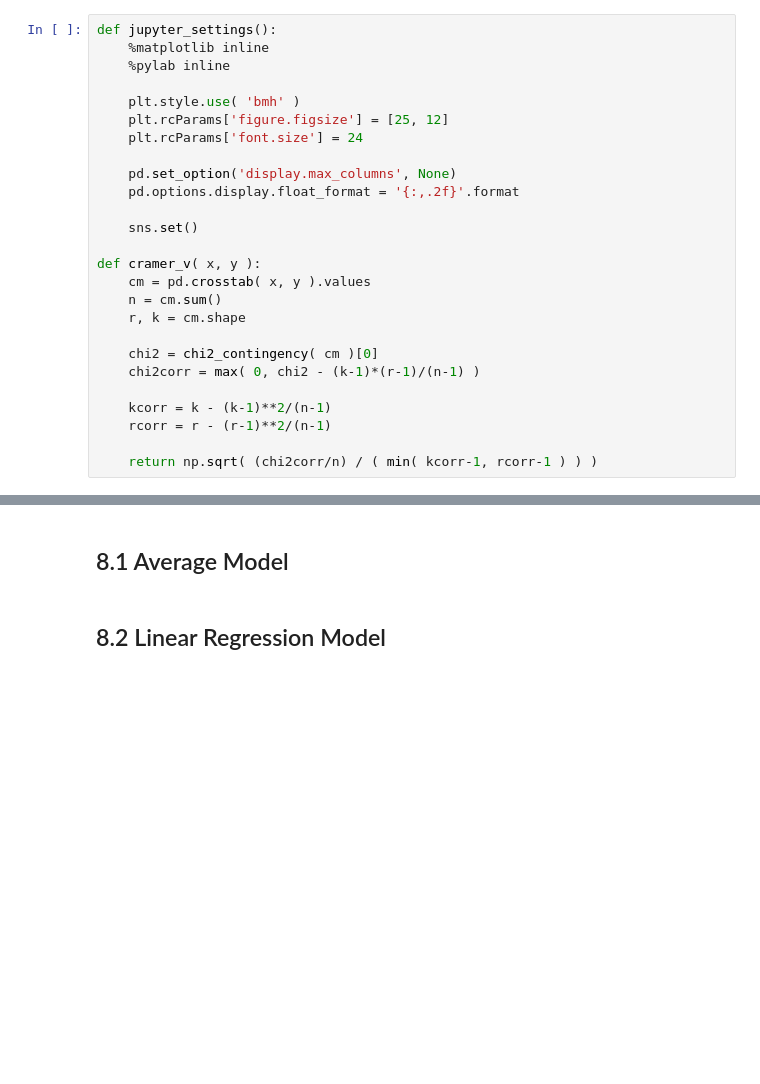
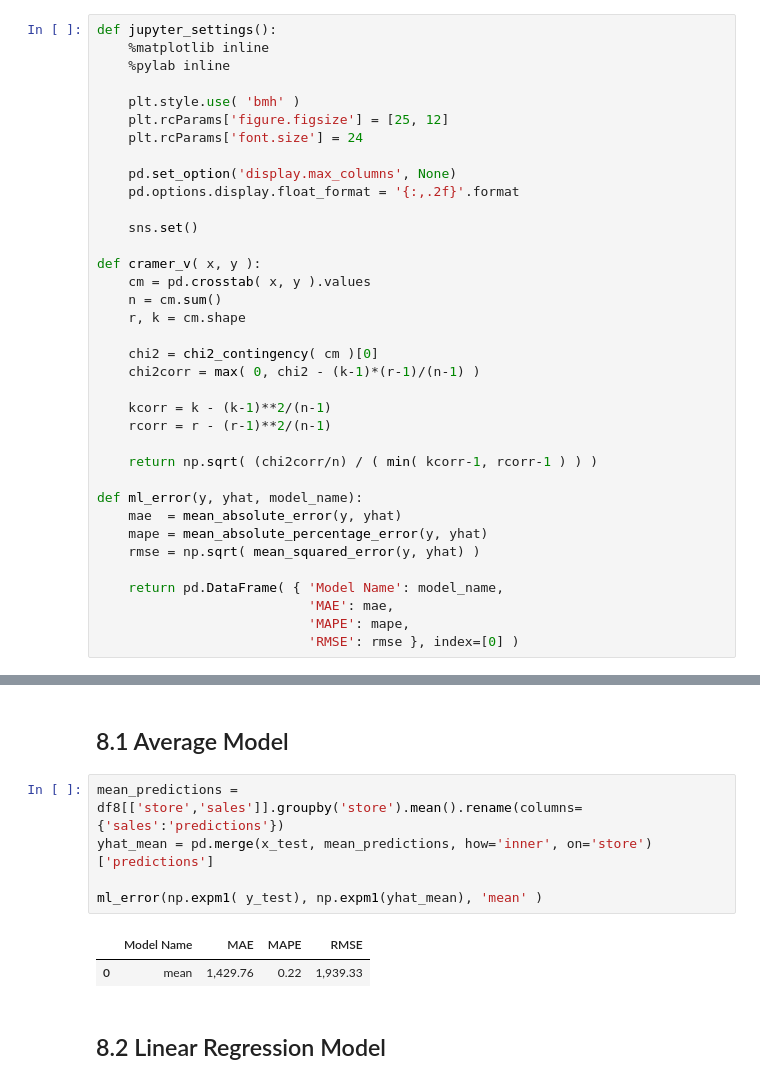
Before and after one commit to rafael-asousa/Sales-Prediction, a Jupyter notebook: notebook/Notebook-Sales-Prediction.ipynb, the cells around one changed output, grey strips where cells are left out. Drawn from its saved outputs; the diff is of its cells as text; blank space fills up the shorter version.

Commit message:
testing the models

```diff
--- a/notebook/Notebook-Sales-Prediction.ipynb
+++ b/notebook/Notebook-Sales-Prediction.ipynb
@@ -47,6 +51,16 @@ def cramer_v( x, y ):
     rcorr = r - (r-1)**2/(n-1)
 
     return np.sqrt( (chi2corr/n) / ( min( kcorr-1, rcorr-1 ) ) )
+
+def ml_error(y, yhat, model_name):
+    mae  = mean_absolute_error(y, yhat)
+    mape = mean_absolute_percentage_error(y, yhat)
+    rmse = np.sqrt( mean_squared_error(y, yhat) )
+
+    return pd.DataFrame( { 'Model Name': model_name,
+                           'MAE': mae,
+                           'MAPE': mape,
+                           'RMSE': rmse }, index=[0] )
 # %%
 jupyter_settings()
 # %% [output]
@@ -845,5 +841,13 @@ x_test  = df_test.drop(['sales', 'date'], axis=1).copy()
 y_test  = df_test['sales'].copy()
 # %% [markdown]
 ## 8.1 Average Model
+# %%
+mean_predictions = df8[['store','sales']].groupby('store').mean().rename(columns={'sales':'predictions'})
+yhat_mean = pd.merge(x_test, mean_predictions, how='inner', on='store')['predictions']
+
+ml_error(np.expm1( y_test), np.expm1(yhat_mean), 'mean' )
+# %% [output]
+|  | Model Name | MAE | MAPE | RMSE |
+| 0 | mean | 1,429.76 | 0.22 | 1,939.33 |
 # %% [markdown]
 ## 8.2 Linear Regression Model
```
Also changed, not shown: parts of 8 cells of this notebook.
